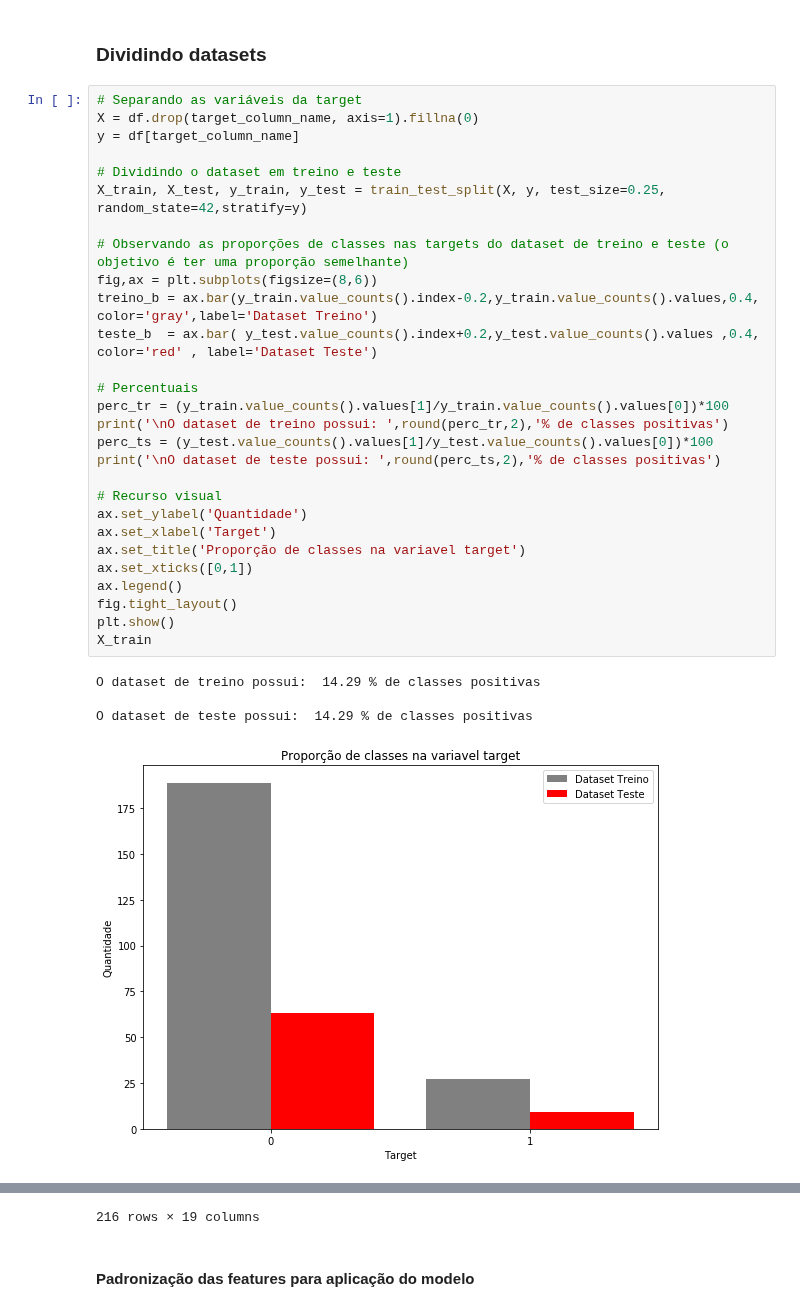
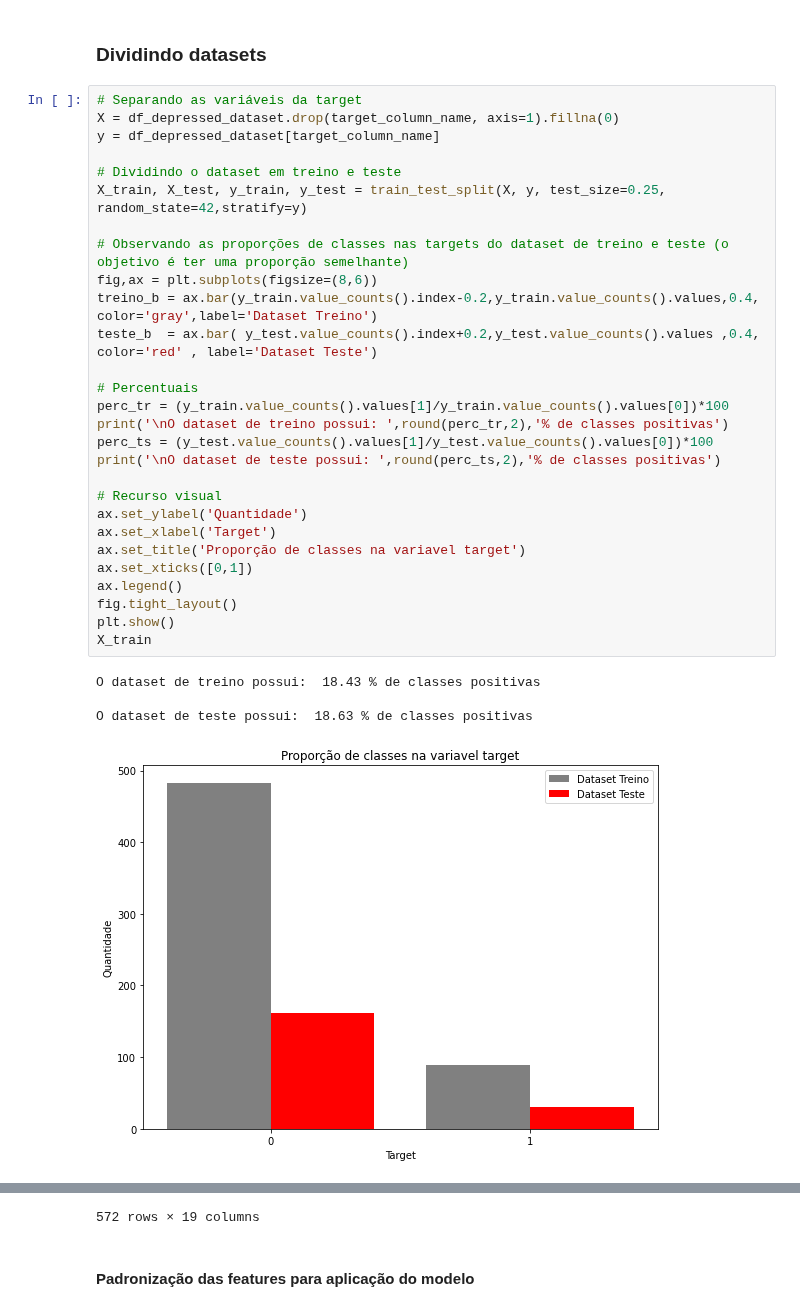
Before and after one commit to kaline/TrabalhoFinalML, a Jupyter notebook: dataset.ipynb, the cells around one changed output, grey strips where cells are left out. Drawn from its saved outputs; the diff is of its cells as text.

```diff
--- a/dataset.ipynb
+++ b/dataset.ipynb
@@ -552,35 +513,35 @@ s
 ### Dividindo datasets
 # %%
 # Separando as variáveis da target
-X = df.drop(target_column_name, axis=1).fillna(0)
-y = df[target_column_name]
+X = df_depressed_dataset.drop(target_column_name, axis=1).fillna(0)
+y = df_depressed_dataset[target_column_name]
 
 # Dividindo o dataset em treino e teste
 X_train, X_test, y_train, y_test = train_test_split(X, y, test_size=0.25, random_state=42,stratify=y)
 
 # Observando as proporções de classes nas targets do dataset de treino e teste (o objetivo é ter uma proporção semelhante)
 fig,ax = plt.subplots(figsize=(8,6))
 treino_b = ax.bar(y_train.value_counts().index-0.2,y_train.value_counts().values,0.4, color='gray',label='Dataset Treino')
 teste_b  = ax.bar( y_test.value_counts().index+0.2,y_test.value_counts().values ,0.4, color='red' , label='Dataset Teste')
 
 # Percentuais
 perc_tr = (y_train.value_counts().values[1]/y_train.value_counts().values[0])*100
 print('\nO dataset de treino possui: ',round(perc_tr,2),'% de classes positivas')
 perc_ts = (y_test.value_counts().values[1]/y_test.value_counts().values[0])*100
 print('\nO dataset de teste possui: ',round(perc_ts,2),'% de classes positivas')
 
 # Recurso visual
 ax.set_ylabel('Quantidade')
 ax.set_xlabel('Target')
 ax.set_title('Proporção de classes na variavel target')
 ax.set_xticks([0,1])
 ax.legend()
 fig.tight_layout()
 plt.show()
 X_train
 # %% [output]
-O dataset de treino possui:  14.29 % de classes positivas
+O dataset de treino possui:  18.43 % de classes positivas
 
-O dataset de teste possui:  14.29 % de classes positivas
+O dataset de teste possui:  18.63 % de classes positivas
-[figure, old version]
+[figure, new version]
 |  | femaleres | age | married | children | edu | hh_children | hh_totalmembers | asset_savings | ... |
@@ -598,4 +559,4 @@ O dataset de teste possui:  14.29 % de classes positivas
-216 rows × 19 columns
+572 rows × 19 columns
 # %% [markdown]
 #### Padronização das features para aplicação do modelo
 # %%
```
Also changed, not shown: parts of 16 cells of this notebook, 1 other file.
